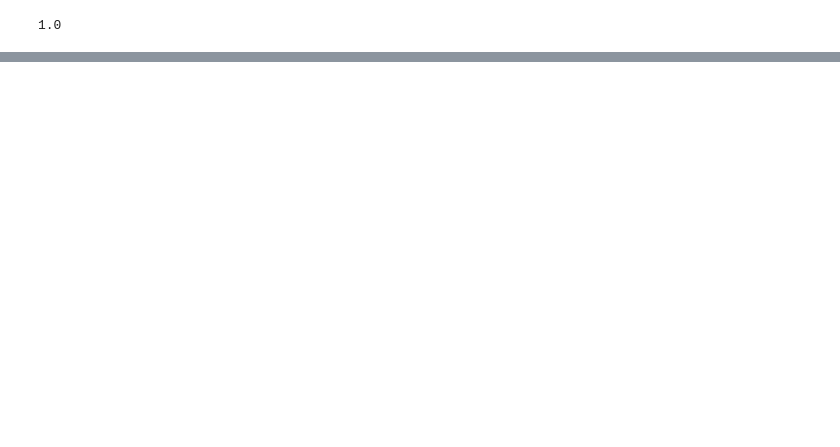
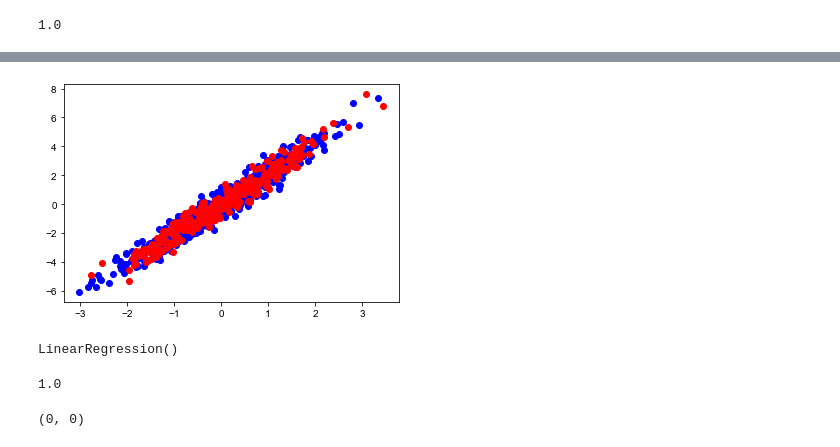
Before and after one commit to gautam7-github/ML-Algos, a Jupyter notebook: Regression/Linear Regression/linear_regression.ipynb, the cells around one changed output, grey strips where cells are left out. Drawn from its saved outputs; the diff is of its cells as text; code cells hidden in the pictures; blank space fills up the shorter version.

```diff
--- a/Regression/Linear Regression/linear_regression.ipynb
+++ b/Regression/Linear Regression/linear_regression.ipynb
@@ -71,0 +102,2 @@ rmse, r2
+# %%
+xTrain, xTest, yTrain, yTest = train_test_split(X,Y,test_size=0.33)
@@ -71,0 +108,6 @@ rmse, r2
+# %%
+plt.scatter(xTrain,yTrain,c='b')
+plt.scatter(xTest,yTest,c='r')
+plt.show()
+# %% [output]
+[figure, added]
@@ -71,0 +118,4 @@ rmse, r2
+# %%
+model.fit(xTrain,yTrain)
+# %% [output]
+LinearRegression()
@@ -71,0 +124,4 @@ rmse, r2
+# %%
+model.score(xTest,yPred)
+# %% [output]
+1.0
@@ -71,0 +133,4 @@ rmse, r2
+# %%
+int(rmse), int(r2)
+# %% [output]
+(0, 0)
```
Also changed, not shown: parts of 23 cells of this notebook.
